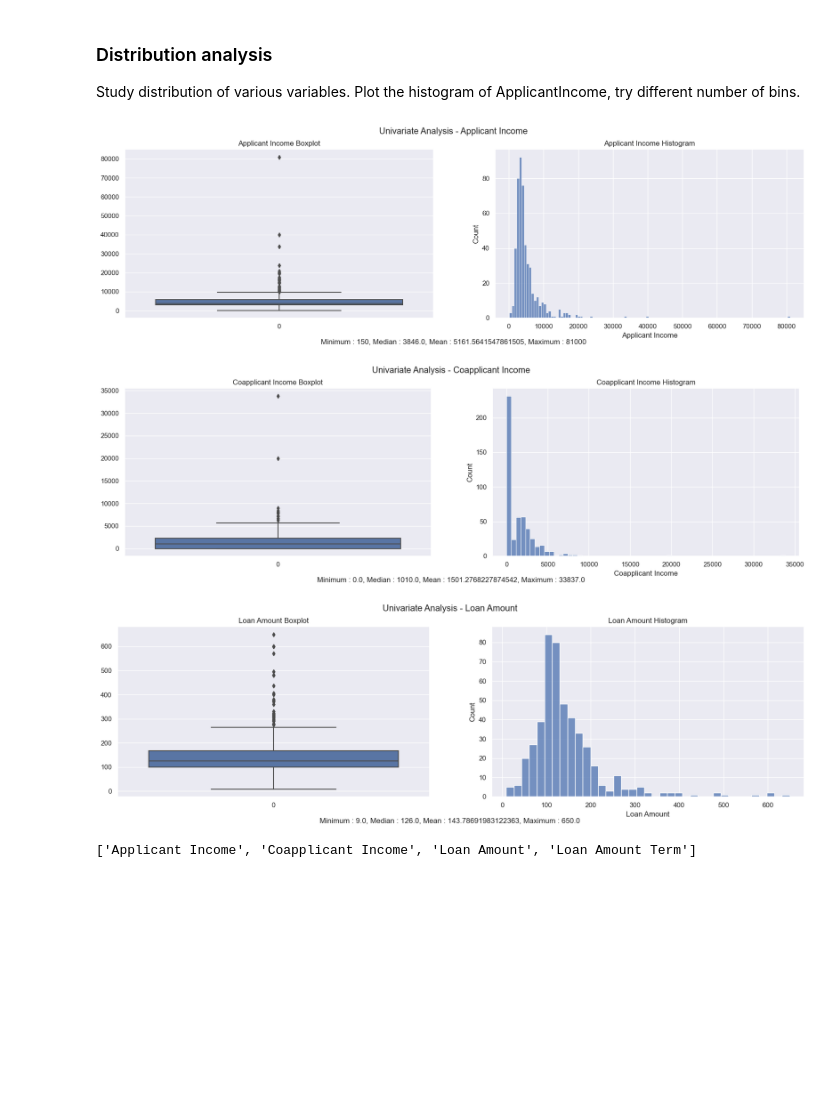
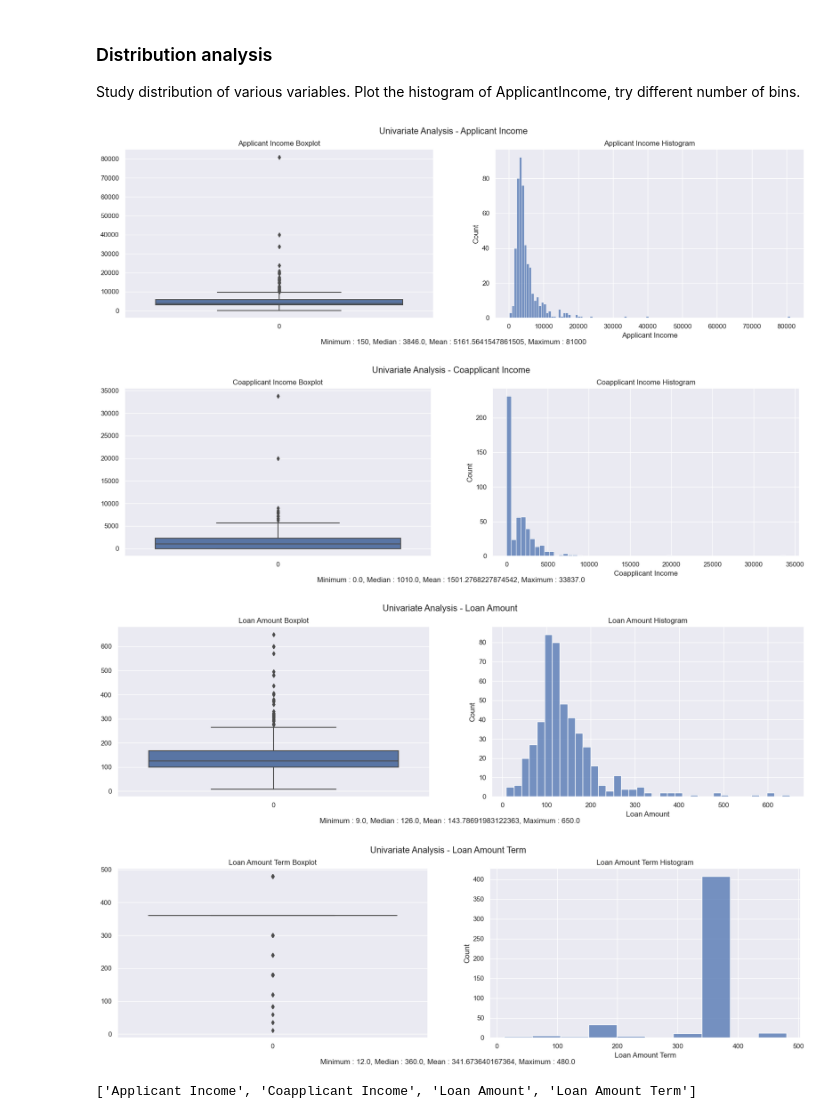
Before and after one commit to jess-moloney/mini-project-4, a Jupyter notebook: notebooks/instructions.ipynb, the cells around one changed output. Cells and saved outputs as stored; diff of their text form; code cells hidden in the pictures; blank space fills up the shorter version.

```diff
--- a/notebooks/instructions.ipynb
+++ b/notebooks/instructions.ipynb
@@ -390,12 +393,13 @@ def uni_analyis_continuous(df, feature, feature_title):
     txt = fig.text(0.5,10, f'Minimum : {Minimum}, Median : {Median}, Mean : {Mean}, Maximum : {Maximum}', ha='center', va='center_baseline')
     txt.set_transform(trans)
 # %%
-for feat in num_feats[:-1]:
+for feat in num_feats:
     uni_analyis_continuous(df_train, feature=feat, feature_title=feat)
 # %% [output]
 [figure]
 [figure]
 [figure]
+[figure, added]
 # %%
 num_feats
 # %% [output]
```
Also changed, not shown: parts of 87 cells of this notebook, 20 other files.
